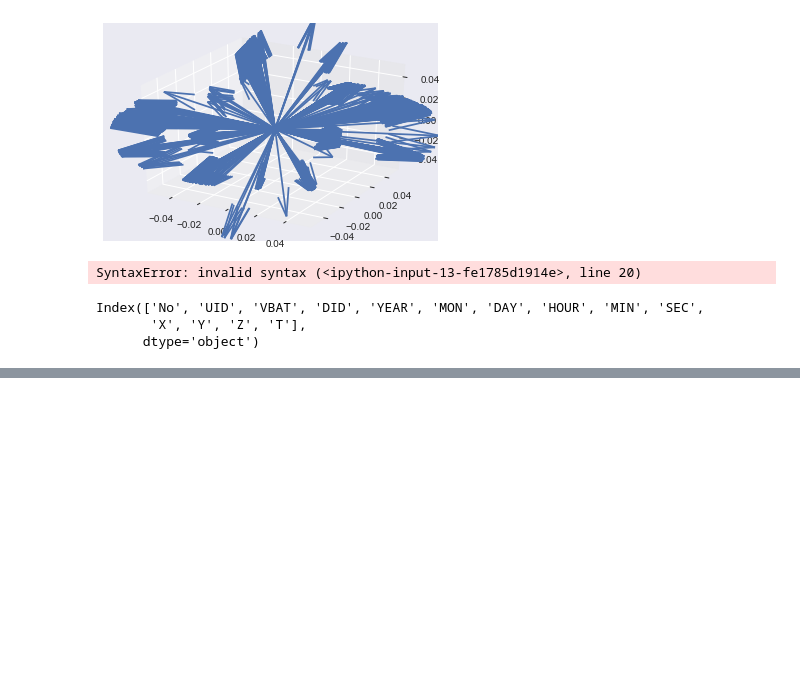
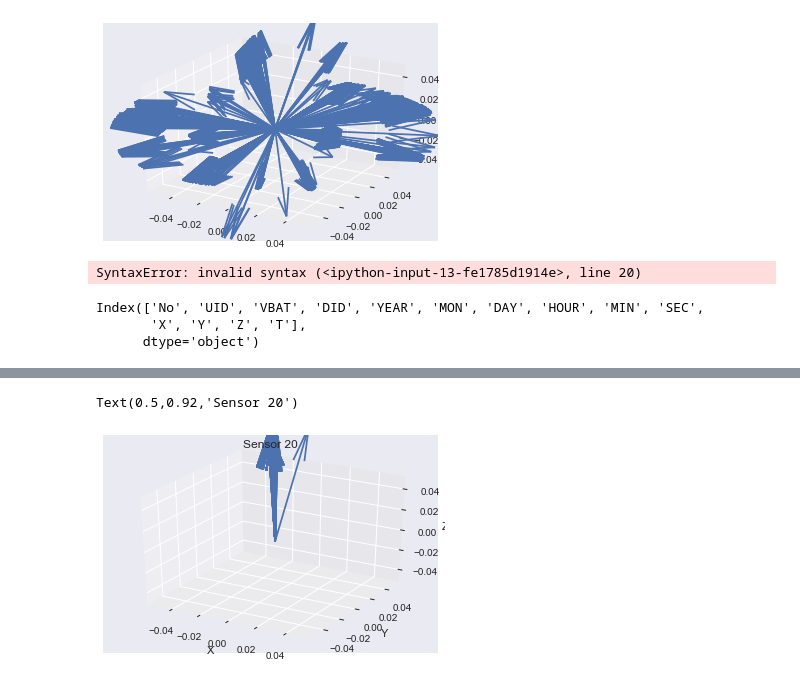
Before and after one commit to mehdig-exe/Third-Year-Project, a Jupyter notebook: Mehdi/Data Analysis.ipynb, the cells around one changed output, grey strips where cells are left out. Saved outputs shown, nothing was run; the diff lists cells and outputs as text; code cells hidden in the pictures; blank space fills up the shorter version.

```diff
--- a/Mehdi/Data Analysis.ipynb
+++ b/Mehdi/Data Analysis.ipynb
@@ -166,0 +181,10 @@ df2.loc[df2['UID'] == 1000101018]
+# %%
+ax = plt.axes(projection='3d')
+ax.quiver(0, 0, 0, df20['X'].values, df20['Y'].values, df20['Z'].values, length=0.1, normalize=True)
+ax.set_xlabel('X')
+ax.set_ylabel('Y')
+ax.set_zlabel('Z')
+ax.set_title('Sensor 20')
+# %% [output]
+Text(0.5,0.92,'Sensor 20')
+[figure, added]
```
Also changed, not shown: parts of 10 cells of this notebook.
